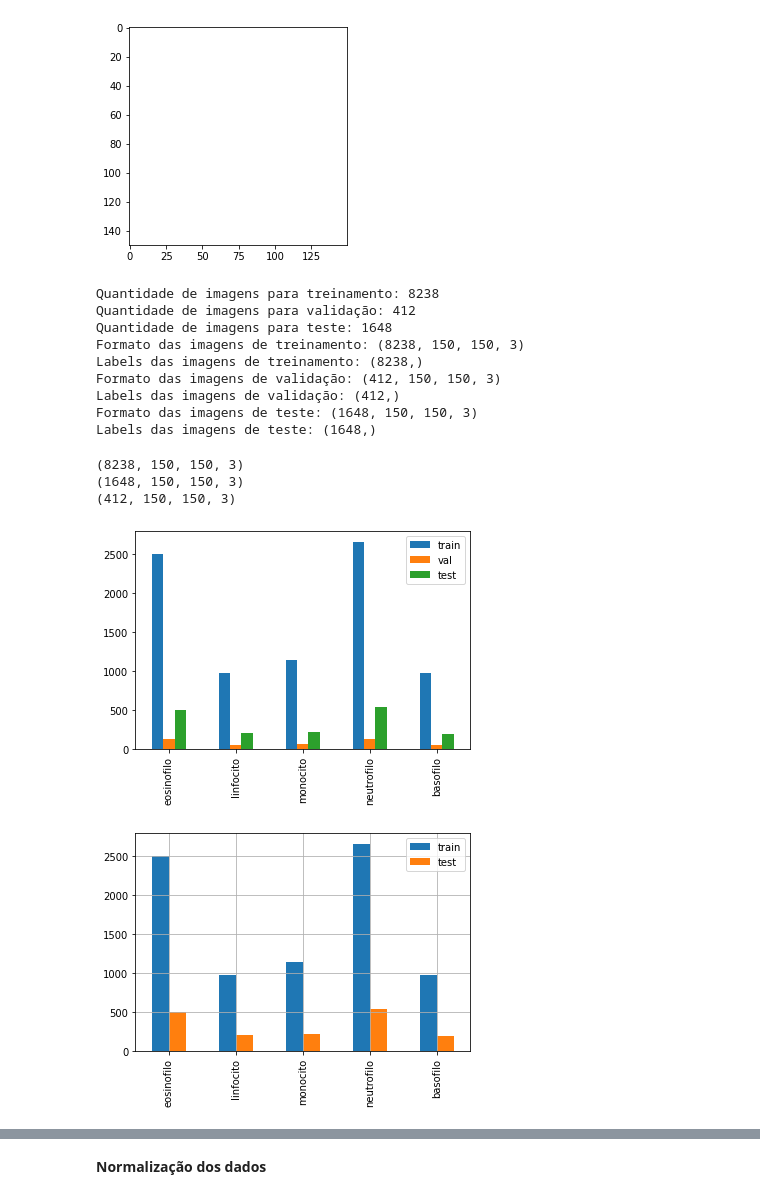
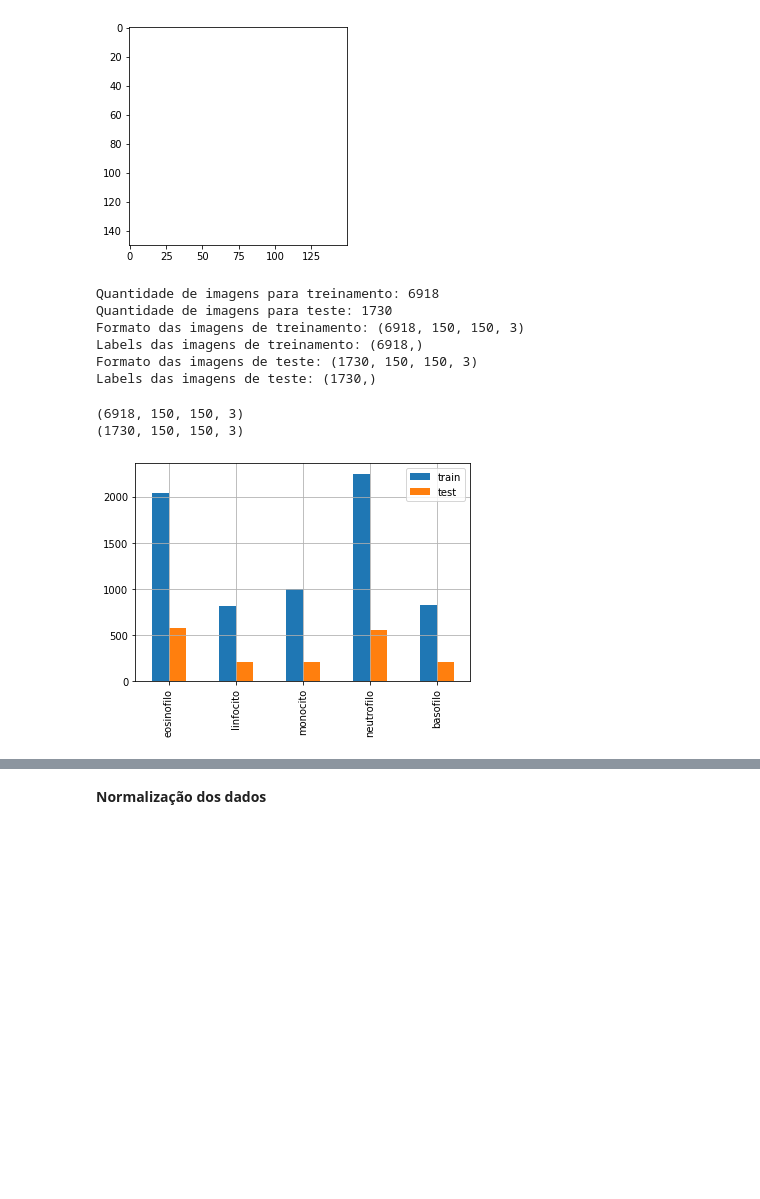
Before and after one commit to Marcos314/CNN_Leukocyte_Classification, a Jupyter notebook: notebooks/versao_blood/cnn_blood_colab_Final.ipynb, the cells around one changed output, grey strips where cells are left out. Drawn from its saved outputs; the diff is of its cells as text; code cells hidden in the pictures; blank space fills up the shorter version.

```diff
--- a/notebooks/versao_blood/cnn_blood_colab_Final.ipynb
+++ b/notebooks/versao_blood/cnn_blood_colab_Final.ipynb
@@ -171,7 +169,7 @@ Clipping input data to the valid range for imshow with RGB data ([0..1] for floa
 # Embaralhar os dados e separar novos conjuntos de  treinamento (80%), validação (10%) e teste (10%)
 images, labels = shuffle(images, labels, random_state=10)
 train_images, test_images, train_labels, test_labels = train_test_split(images, labels, test_size = 0.2)
-test_images, val_images, test_labels, val_labels = train_test_split(test_images, test_labels, test_size = 0.2)
+#test_images, val_images, test_labels, val_labels = train_test_split(test_images, test_labels, test_size = 0.2)
 # %%
 plt.imshow(train_images[3])
 # %% [output]
@@ -180,36 +178,32 @@ Clipping input data to the valid range for imshow with RGB data ([0..1] for floa
 [figure]
 # %%
 n_train = train_labels.shape[0]
-n_val = val_labels.shape[0]
+#n_val = val_labels.shape[0]
 n_test = test_labels.shape[0]
 
 print("Quantidade de imagens para treinamento: {}".format(n_train))
-print("Quantidade de imagens para validação: {}".format(n_val))
+#print("Quantidade de imagens para validação: {}".format(n_val))
 print("Quantidade de imagens para teste: {}".format(n_test))
 
 print("Formato das imagens de treinamento: {}".format(train_images.shape))
 print("Labels das imagens de treinamento: {}".format(train_labels.shape))
-print("Formato das imagens de validação: {}".format(val_images.shape))
-print("Labels das imagens de validação: {}".format(val_labels.shape))
+#print("Formato das imagens de validação: {}".format(val_images.shape))
+#print("Labels das imagens de validação: {}".format(val_labels.shape))
 print("Formato das imagens de teste: {}".format(test_images.shape))
 print("Labels das imagens de teste: {}".format(test_labels.shape))
 # %% [output]
-Quantidade de imagens para treinamento: 8238
-Quantidade de imagens para validação: 412
-Quantidade de imagens para teste: 1648
-Formato das imagens de treinamento: (8238, 150, 150, 3)
-Labels das imagens de treinamento: (8238,)
-Formato das imagens de validação: (412, 150, 150, 3)
-Labels das imagens de validação: (412,)
-Formato das imagens de teste: (1648, 150, 150, 3)
-Labels das imagens de teste: (1648,)
+Quantidade de imagens para treinamento: 6918
+Quantidade de imagens para teste: 1730
+Formato das imagens de treinamento: (6918, 150, 150, 3)
+Labels das imagens de treinamento: (6918,)
+Formato das imagens de teste: (1730, 150, 150, 3)
+Labels das imagens de teste: (1730,)
 # %%
 print(train_images.shape)
 print(test_images.shape)
-print(val_images.shape)
+#print(val_images.shape)
 # %% [output]
-(8238, 150, 150, 3)
-(1648, 150, 150, 3)
-(412, 150, 150, 3)
+(6918, 150, 150, 3)
+(1730, 150, 150, 3)
 # %%
 _, train_counts = np.unique(train_labels, return_counts = True)
@@ -217,13 +211,12 @@ _, val_counts = np.unique(val_labels, return_counts = True)
 _, test_counts = np.unique(test_labels, return_counts = True)
 # %%
-pd.DataFrame({'train': train_counts, "val": val_counts, "test": test_counts}, index = class_names).plot.bar()
+#pd.DataFrame({'train': train_counts, "val": val_counts, "test": test_counts}, index = class_names).plot.bar()
 pd.DataFrame({'train': train_counts, "test": test_counts}, index = class_names).plot.bar()
 plt.grid()
 
 plt.show()
 # %% [output]
-[figure, old version]
+[figure, new version]
-[figure, removed]
 # %%
 plt.pie(train_counts,
         explode=(0, 0, 0, 0, 0) ,
```
Also changed, not shown: parts of 47 cells of this notebook, 5 other files.
